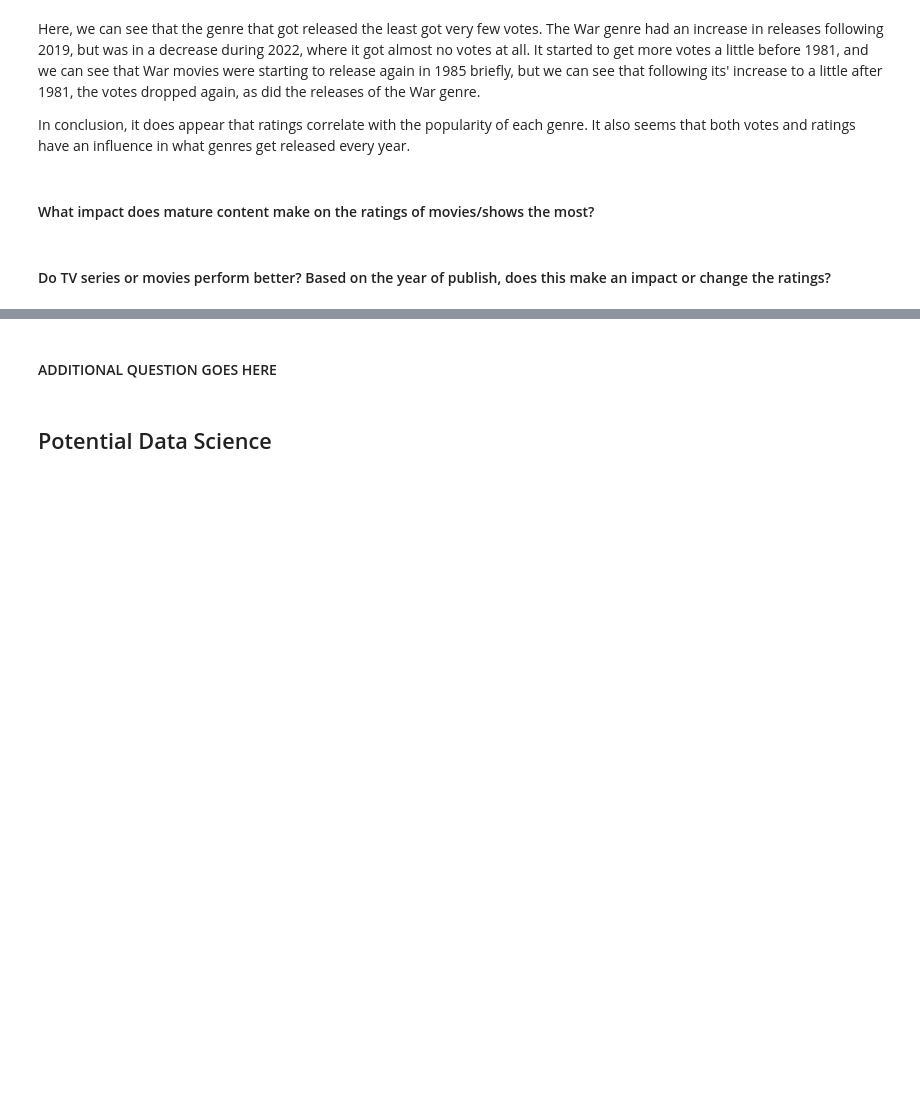
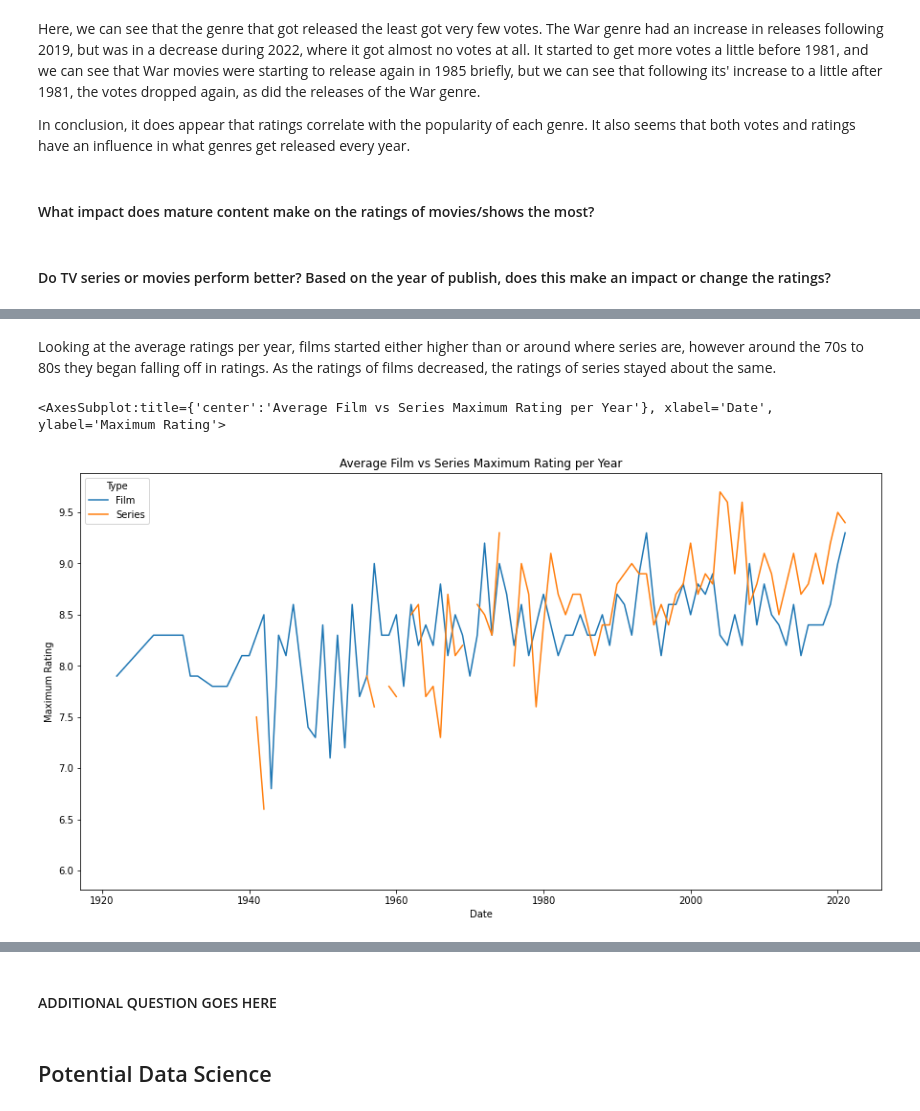
Before and after one commit to JTFin/CSCI2000U-Project, a Jupyter notebook: project-group29.ipynb, the cells around one changed output, grey strips where cells are left out. Saved outputs shown, nothing was run; the diff lists cells and outputs as text; code cells hidden in the pictures; blank space fills up the shorter version.

```diff
--- a/project-group29.ipynb
+++ b/project-group29.ipynb
@@ -496,0 +548,10 @@ It also seems that both votes and ratings have an influence in what genres get r
+# %% [markdown]
+Looking at the average ratings per year, films started either higher than or around where series are, however around the 70s to 80s they began falling off in ratings. As the ratings of films decreased, the ratings of series stayed about the same.
+# %%
+#gets pivot table of best reviews per year
+df_pivot = pd.pivot_table(data=dfRates, values='Rate', index=['Date'], columns=['Type'], aggfunc='max')
+#Generate plot
+df_pivot.plot(kind='line', figsize = (15,8), title='Average Film vs Series Maximum Rating per Year', ylabel='Maximum Rating')
+# %% [output]
+<AxesSubplot:title={'center':'Average Film vs Series Maximum Rating per Year'}, xlabel='Date', ylabel='Maximum Rating'>
+[figure, added]
```
Also changed, not shown: parts of 11 cells of this notebook.
